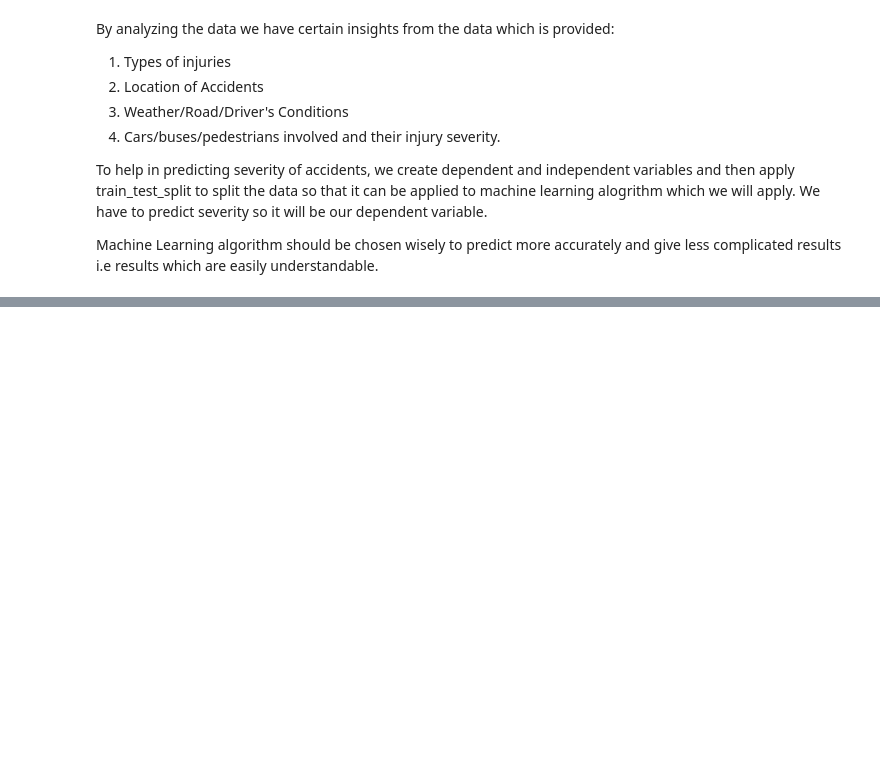
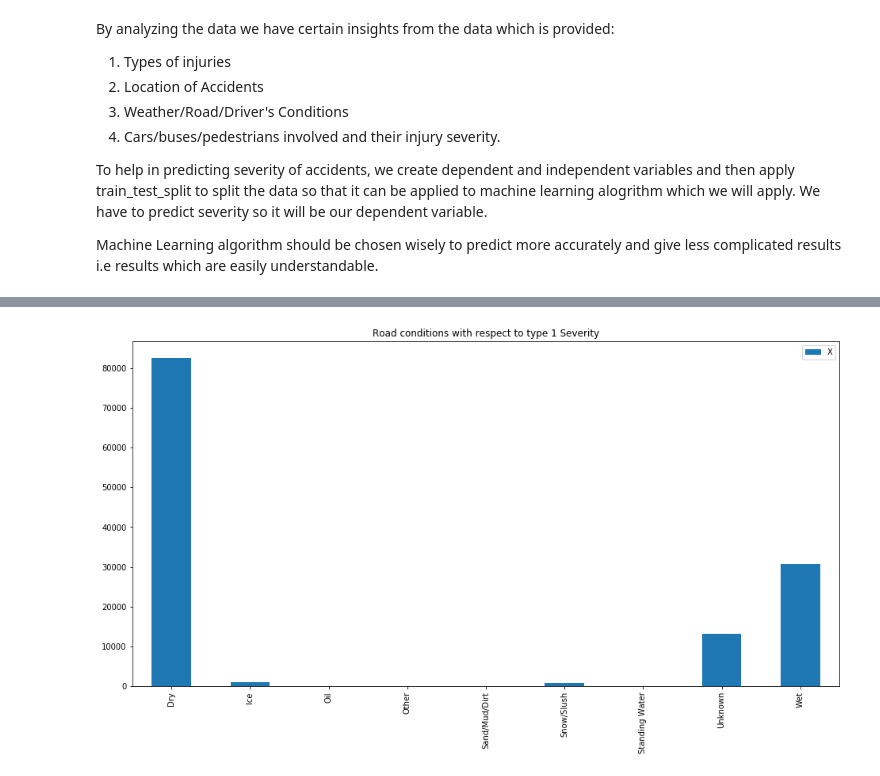
Before and after one commit to purvit-vashishtha/Coursera-Capstone-, a Jupyter notebook: Capstone Project.ipynb, the cells around one changed output, grey strips where cells are left out. Cells and saved outputs as stored; diff of their text form; code cells hidden in the pictures; blank space fills up the shorter version.

```diff
--- a/Capstone Project.ipynb
+++ b/Capstone Project.ipynb
@@ -67,0 +163,9 @@ __By above shape method, we came to know that there are 194673 accidents that to
+# %%
+sev1_road.plot(kind="bar", figsize=(16,8),edgecolor = None)
+plt.title("Road conditions with respect to type 1 Severity")
+plt.legend()
+plt.xlabel("")
+plt.ylabel("")
+plt.show()
+# %% [output]
+[figure, added]
```
Also changed, not shown: parts of 44 cells of this notebook.
